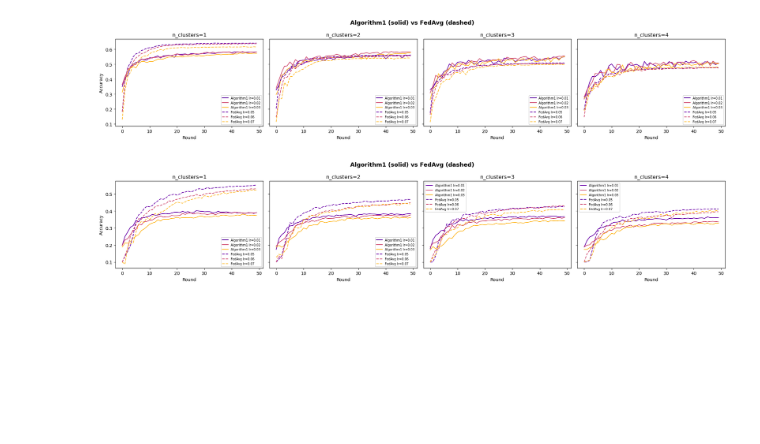
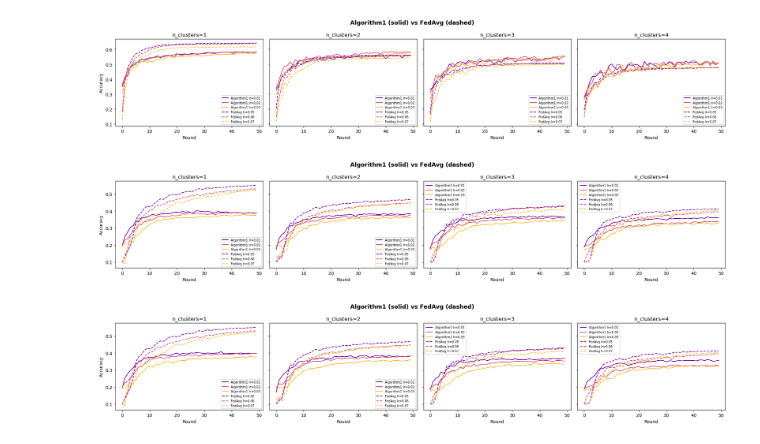
Before and after one commit to shamPJ/PersFL, a Jupyter notebook: plot_cifar10_lrate.ipynb, the cells around one changed output. Saved outputs shown, nothing was run; the diff lists cells and outputs as text; code cells hidden in the pictures; blank space fills up the shorter version.

Commit message:
edit best init Algo1

```diff
--- a/plot_cifar10_lrate.ipynb
+++ b/plot_cifar10_lrate.ipynb
@@ -123,3 +123,51 @@ plt.tight_layout()
 plt.show()
 # %% [output]
 [figure]
+# %%
+import matplotlib.cm as cm
+import numpy as np
+
+import pandas as pd
+import matplotlib.pyplot as plt
+from pathlib import Path
+import re
+
+BASE = Path("results/cnn_cifar10_iid_lrate")
+ALGOS = ["Algorithm1", "FedAvg"]
+
+def load_algo(algo):
+    rows = []
+    for f in sorted((BASE / algo).glob("*.csv")):
+        df = pd.read_csv(f)
+        df["algo"] = algo
+        rows.append(df)
+    return pd.concat(rows, ignore_index=True)
+
+data = pd.concat([load_algo(a) for a in ALGOS], ignore_index=True)
+
+styles = {"Algorithm1": "-", "FedAvg": "--"}
+clusters = sorted(data["data_n_clusters"].unique())
+
+fig, axes = plt.subplots(1, len(clusters), figsize=(5 * len(clusters), 4), sharey=True)
+if len(clusters) == 1:
+    axes = [axes]
+
+for ax, nc in zip(axes, clusters):
+    for algo, linestyle in styles.items():
+        sub = data[(data["algo"] == algo) & (data["data_n_clusters"] == nc)]
+        lrates = sorted(sub["algo_lrate"].unique())
+        colors = cm.plasma(np.linspace(0.2, 0.85, len(lrates)))
+        for lr, color in zip(lrates, colors):
+            curve = sub[sub["algo_lrate"] == lr].sort_values("iter")
+            ax.plot(curve["iter"], curve["accuracy"],
+                    linestyle=linestyle, color=color, label=f"{algo} lr={lr}")
+    ax.set_title(f"n_clusters={nc}")
+    ax.set_xlabel("Round")
+    ax.legend(fontsize=7)
+
+axes[0].set_ylabel("Accuracy")
+fig.suptitle("Algorithm1 (solid) vs FedAvg (dashed)", fontsize=13, fontweight="bold")
+plt.tight_layout()
+plt.show()
+# %% [output]
+[figure, added]
```
Also changed, not shown: 13 other files.
